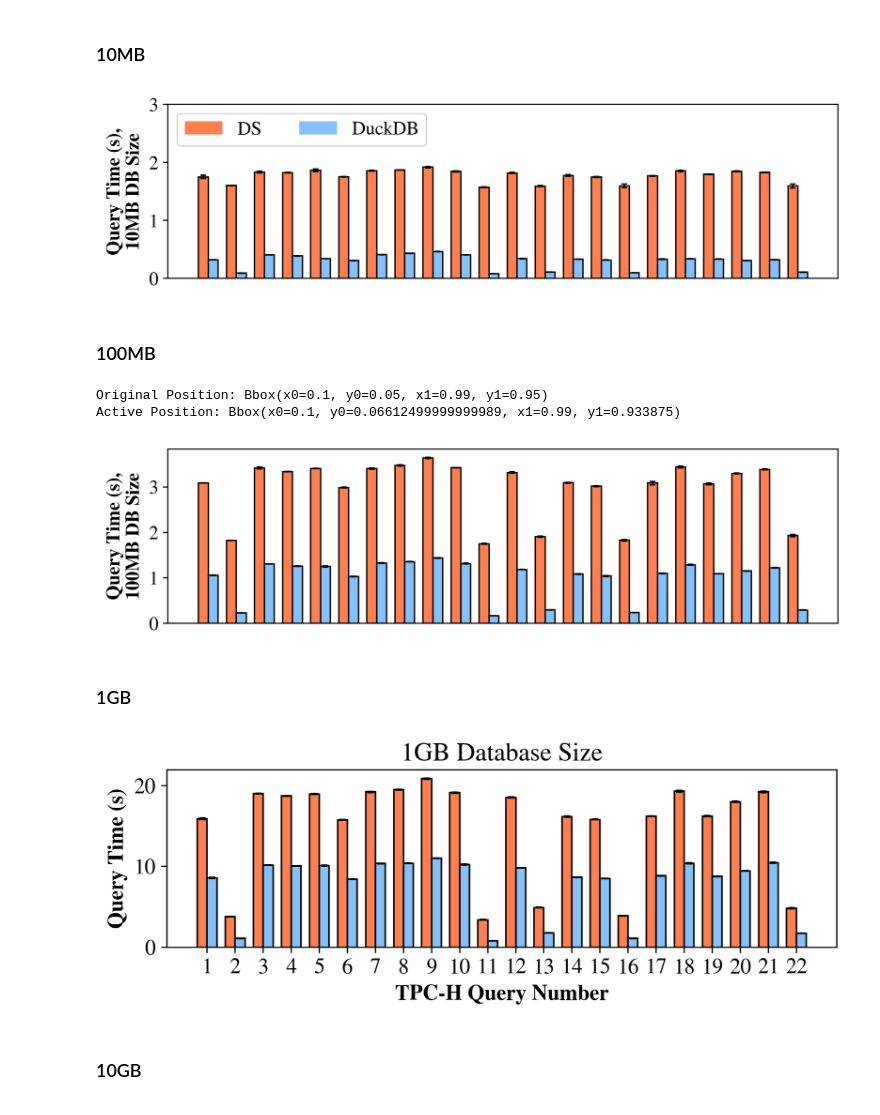
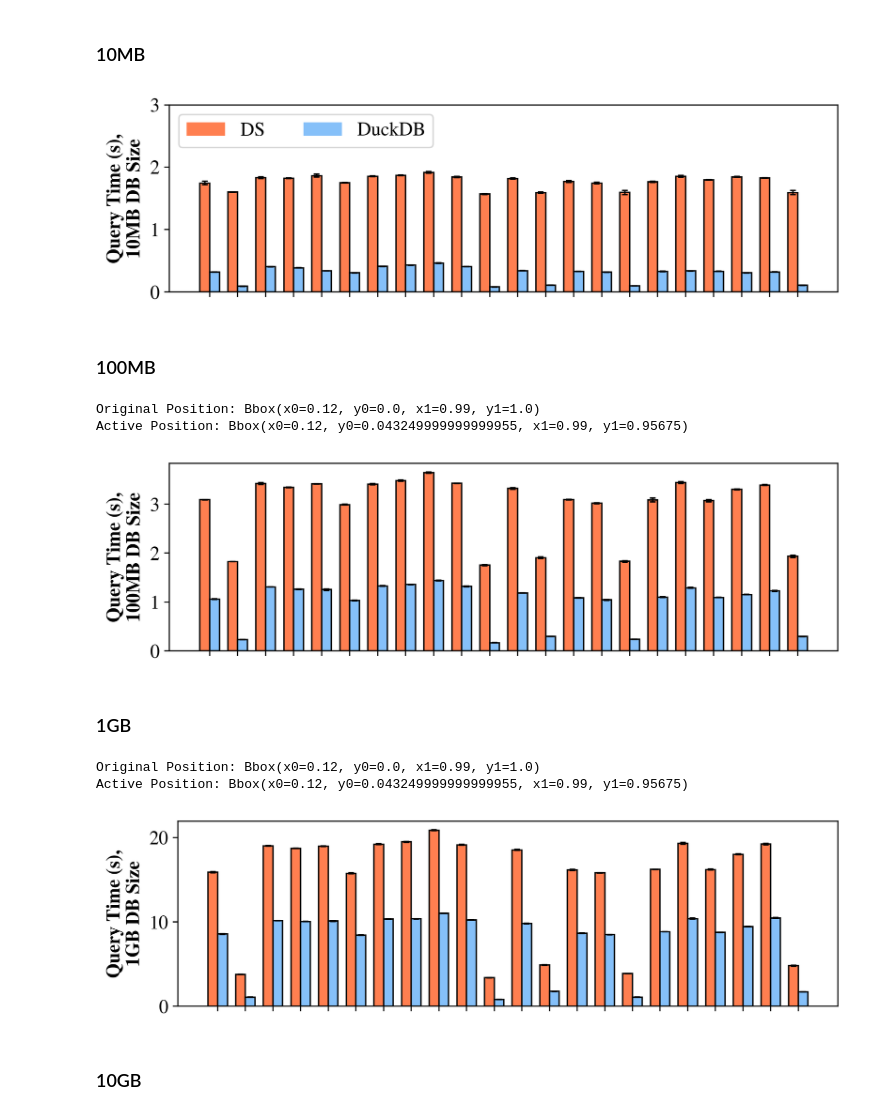
Before and after one commit to Dumplingz/data-pooling-experiments, a Jupyter notebook: data_analysis/tpch_data_parsing.ipynb, the cells around one changed output. Drawn from its saved outputs; the diff is of its cells as text; code cells hidden in the pictures.

Commit message:
tpch make together

```diff
--- a/data_analysis/tpch_data_parsing.ipynb
+++ b/data_analysis/tpch_data_parsing.ipynb
@@ -146,8 +146,8 @@ max_y = 3
 fig = plt.figure(figsize=(7.5, 2), dpi=320)
 
 ax = fig.add_subplot(111)
-ax.set_box_aspect(0.26)  # Consistent aspect ratio
-ax.set_position(create_bbox_spec_from_corners(0.1,0.99,0.05,0.95))  # Consistent position
+ax.set_box_aspect(0.28)  # Consistent aspect ratio
+ax.set_position(create_bbox_spec_from_corners(0.12,0.99,0,1))  # Consistent position
 
 # ds
 ds_bar = ax.bar(x=X_axis-0.5*width,width=width,height=ds_medians,label="DS",
@@ -169,35 +169,36 @@ duckdb_bar = ax.bar(x=X_axis+0.5*width,width=width,height=duckdb_medians,label="
         color='#85C0F9'
         )
 ax.bar(x=X_axis+0.5*width,width=width,height=duckdb_medians,yerr=duckdb_stdevs,
         edgecolor='black',
         error_kw={"elinewidth":1,"capsize":2,"capthick":1},
         color='none'
         )
 # duckdb_label = map(lambda n: '{0:.2f}'.format(n),duckdb_medians)
 # plt.bar_label(duckdb_bar, duckdb_label, fontsize=bar_label_font_size,
 #         #       rotation=90,
 #               padding=padding
 #               )
 
 # axes = ax.gca()
 ax.set_ylim([min_y,max_y])
 
 
 # ax.set_xlabel("TPC-H Query Number", fontweight="bold")
 ax.set_ylabel("Query Time (s),\n10MB DB Size", fontweight="bold")
 ax.legend(ncol=2, loc='upper left')
 # ax.set_title("10MB Database Size")
 
 # ax.set_xticks(X_axis, X_axis)
-ax.set_xticks([])
+ax.set_xticks(X_axis, X_axis)
+ax.set_xticklabels([])
 
 plt.savefig("tpch_10MB.pdf",
             # bbox_inches='tight'
             )
 
 plt.show()
 # %% [output]
-[figure, old version]
+[figure, new version]
 # %% [markdown]
 ### 100MB
 # %%
@@ -221,8 +222,8 @@ max_y = 2
 fig = plt.figure(figsize=(7.5, 2), dpi=320)
 
 ax = fig.add_subplot(111)
-ax.set_box_aspect(0.26)  # Consistent aspect ratio
-ax.set_position(create_bbox_spec_from_corners(0.1,0.99,0.05,0.95))  # Consistent position
+ax.set_box_aspect(0.28)  # Consistent aspect ratio
+ax.set_position(create_bbox_spec_from_corners(0.12,0.99,0,1))  # Consistent position
 
 print("Original Position:", ax.get_position(original=True))
 print("Active Position:", ax.get_position(original=False))
@@ -266,15 +267,16 @@ ax.set_ylabel("Query Time (s),\n100MB DB Size", fontweight="bold")
 # ax.title("100MB Database Size")
 
 # ax.set_xticks(X_axis, X_axis)
-ax.set_xticks([])
+ax.set_xticks(X_axis, X_axis)
+ax.set_xticklabels([])
 
 plt.savefig("tpch_100MB.pdf")
 
 plt.show()
 # %% [output]
-Original Position: Bbox(x0=0.1, y0=0.05, x1=0.99, y1=0.95)
-Active Position: Bbox(x0=0.1, y0=0.06612499999999989, x1=0.99, y1=0.933875)
+Original Position: Bbox(x0=0.12, y0=0.0, x1=0.99, y1=1.0)
+Active Position: Bbox(x0=0.12, y0=0.043249999999999955, x1=0.99, y1=0.95675)
-[figure, old version]
+[figure, new version]
 # %% [markdown]
 ### 1GB
 # %%
@@ -295,14 +297,20 @@ width = 0.35
 min_y = 0.00
 max_y = 2
 
-plt.figure(figsize=(7.5, 2), dpi=320)
-# plt.yscale('log')
+fig = plt.figure(figsize=(7.5, 2), dpi=320)
+
+ax = fig.add_subplot(111)
+ax.set_box_aspect(0.28)  # Consistent aspect ratio
+ax.set_position(create_bbox_spec_from_corners(0.12,0.99,0,1))  # Consistent position
+
+print("Original Position:", ax.get_position(original=True))
+print("Active Position:", ax.get_position(original=False))
 
 # ds
-ds_bar = plt.bar(x=X_axis-0.5*width,width=width,height=ds_medians,label="DS",
+ds_bar = ax.bar(x=X_axis-0.5*width,width=width,height=ds_medians,label="DS",
         color='coral'
         )
-plt.bar(x=X_axis-0.5*width,width=width,height=ds_medians,yerr=ds_stdevs,
+ax.bar(x=X_axis-0.5*width,width=width,height=ds_medians,yerr=ds_stdevs,
         edgecolor='black',
         error_kw={"elinewidth":1,"capsize":2,"capthick":1},
         color='none'
@@ -314,10 +322,10 @@ plt.bar(x=X_axis-0.5*width,width=width,height=ds_medians,yerr=ds_stdevs,
 #               )
 
 # duckdb
-duckdb_bar = plt.bar(x=X_axis+0.5*width,width=width,height=duckdb_medians,label="DuckDB",
+duckdb_bar = ax.bar(x=X_axis+0.5*width,width=width,height=duckdb_medians,label="DuckDB",
         color='#85C0F9'
         )
-plt.bar(x=X_axis+0.5*width,width=width,height=duckdb_medians,yerr=duckdb_stdevs,
+ax.bar(x=X_axis+0.5*width,width=width,height=duckdb_medians,yerr=duckdb_stdevs,
         edgecolor='black',
         error_kw={"elinewidth":1,"capsize":2,"capthick":1},
         color='none'
@@ -328,22 +336,26 @@ plt.bar(x=X_axis+0.5*width,width=width,height=duckdb_medians,yerr=duckdb_stdevs,
 #               padding=padding
 #               )
 
-axes = plt.gca()
+# axes = plt.gca()
 # axes.set_ylim([min_y,max_y])
 
 
-plt.xlabel("TPC-H Query Number", fontweight="bold")
-plt.ylabel("Query Time (s)", fontweight="bold")
+# ax.set_xlabel("TPC-H Query Number", fontweight="bold")
+ax.set_ylabel("Query Time (s),\n1GB DB Size", fontweight="bold")
 # plt.legend(ncol=2, loc='upper left')
-plt.title("1GB Database Size")
+# ax.title("1GB Database Size")
 
-plt.xticks(X_axis, X_axis)
+ax.set_xticks(X_axis, X_axis)
+ax.set_xticklabels([])
+# ax.set_xticks([])
 
-plt.savefig("tpch_1GB.pdf", bbox_inches='tight')
+plt.savefig("tpch_1GB.pdf")
 
 plt.show()
 # %% [output]
+Original Position: Bbox(x0=0.12, y0=0.0, x1=0.99, y1=1.0)
+Active Position: Bbox(x0=0.12, y0=0.043249999999999955, x1=0.99, y1=0.95675)
-[figure, old version]
+[figure, new version]
 # %% [markdown]
 ### 10GB
 # %%
```
Also changed, not shown: parts of 1 cell of this notebook, 4 other files.
